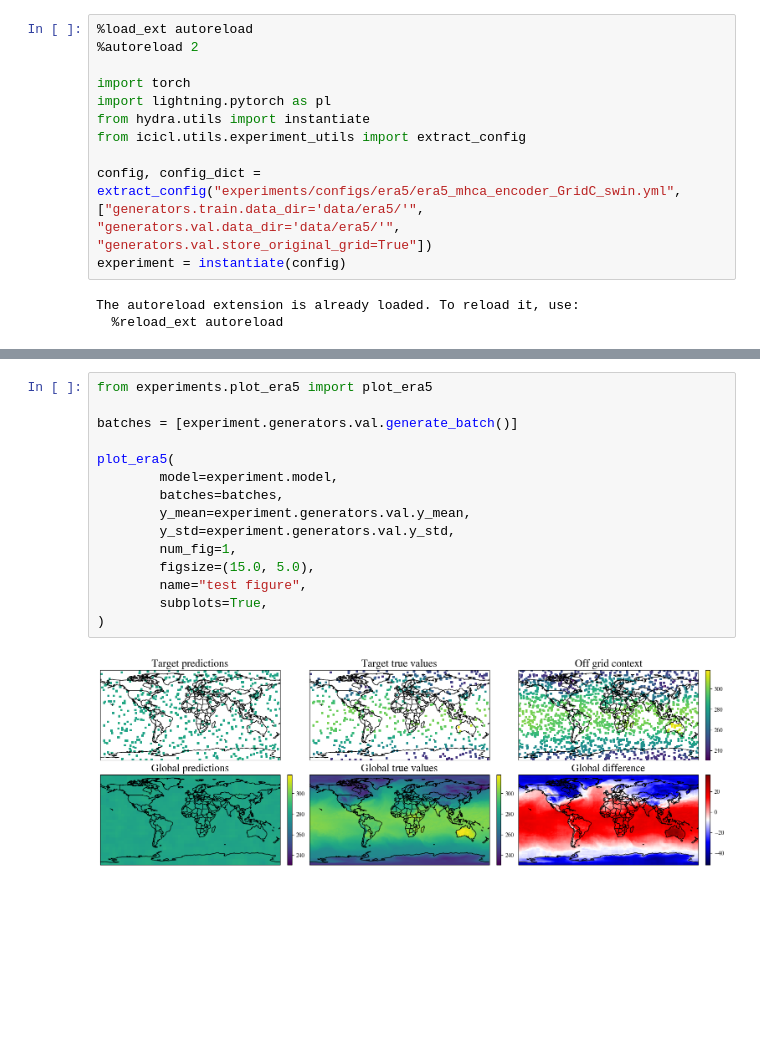
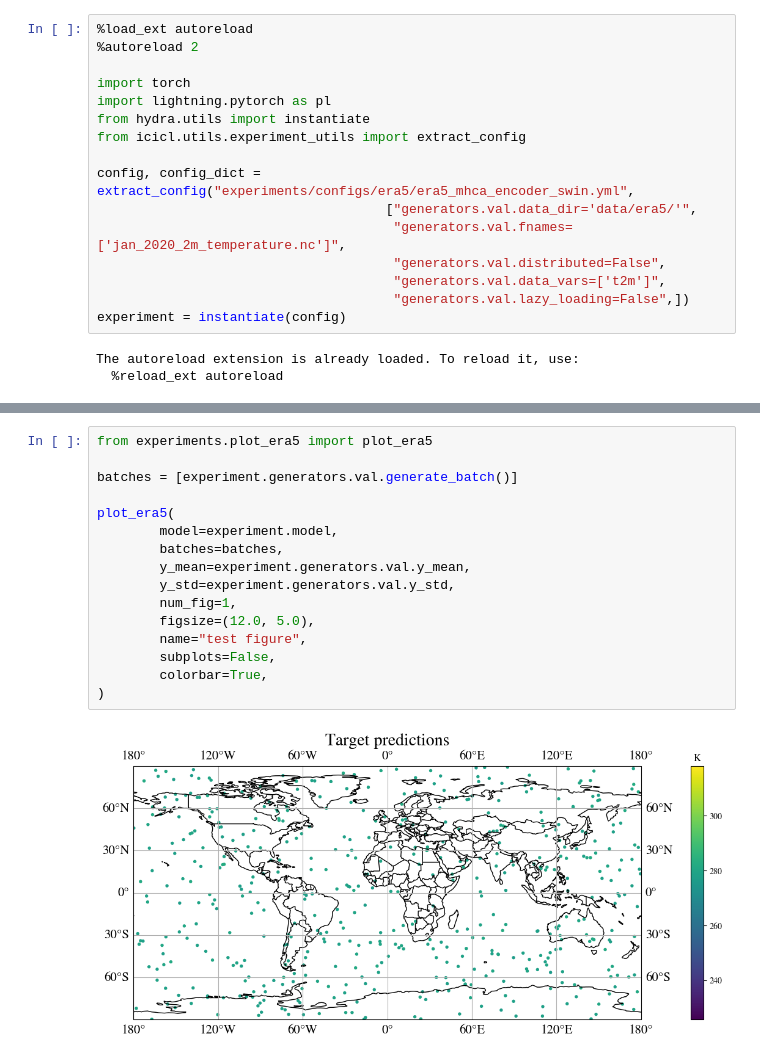
Before and after one commit to EricLangezaal/tnp-pp, a Jupyter notebook: tryout.ipynb, the cells around one changed output, grey strips where cells are left out. Drawn from its saved outputs; the diff is of its cells as text; blank space fills up the shorter version.

Commit message:
improved era5 plots

```diff
--- a/tryout.ipynb
+++ b/tryout.ipynb
@@ -564,7 +564,12 @@ import lightning.pytorch as pl
 from hydra.utils import instantiate
 from icicl.utils.experiment_utils import extract_config
 
-config, config_dict = extract_config("experiments/configs/era5/era5_mhca_encoder_GridC_swin.yml", ["generators.train.data_dir='data/era5/'", "generators.val.data_dir='data/era5/'", "generators.val.store_original_grid=True"])
+config, config_dict = extract_config("experiments/configs/era5/era5_mhca_encoder_swin.yml",
+                                     ["generators.val.data_dir='data/era5/'",
+                                      "generators.val.fnames=['jan_2020_2m_temperature.nc']",
+                                      "generators.val.distributed=False",
+                                      "generators.val.data_vars=['t2m']",
+                                      "generators.val.lazy_loading=False",])
 experiment = instantiate(config)
 # %% [output]
 The autoreload extension is already loaded. To reload it, use:
@@ -582,17 +587,18 @@ xc_off_grid, yc_off_grid:  torch.Size([16, 622, 2]) torch.Size([16, 622, 1])
 # %%
 from experiments.plot_era5 import plot_era5
 
 batches = [experiment.generators.val.generate_batch()]
 
 plot_era5(
         model=experiment.model,
         batches=batches,
         y_mean=experiment.generators.val.y_mean,
         y_std=experiment.generators.val.y_std,
         num_fig=1,
-        figsize=(15.0, 5.0),
+        figsize=(12.0, 5.0),
         name="test figure",
-        subplots=True,
+        subplots=False,
+        colorbar=True,
 )
 # %% [output]
-[figure, old version]
+[figure, new version]
```
Also changed, not shown: parts of 2 cells of this notebook, 6 other files.
